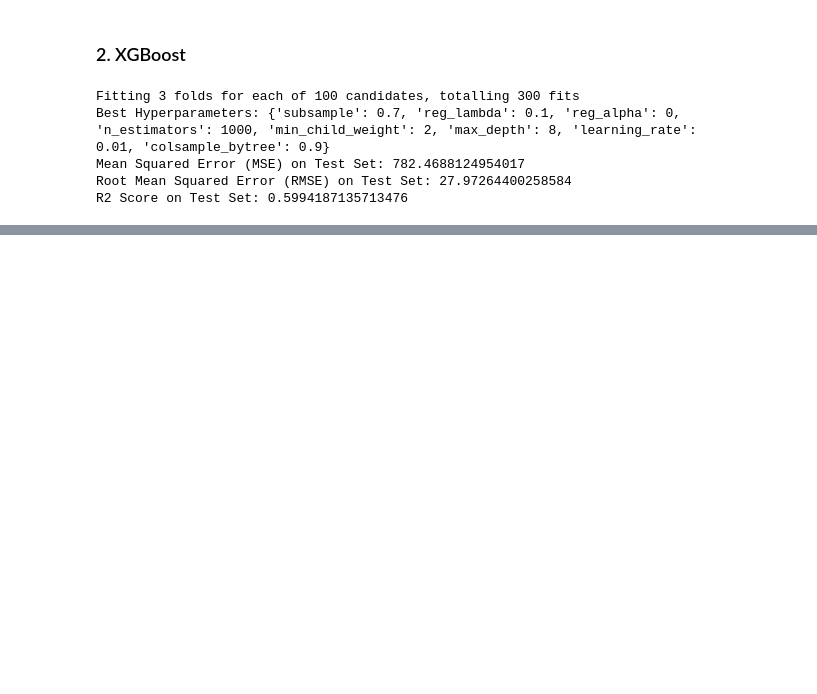
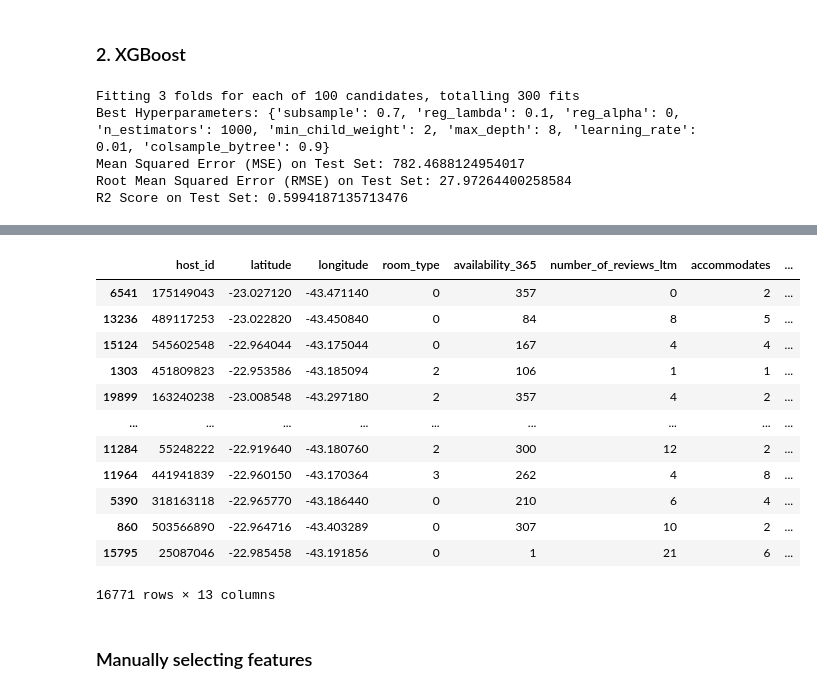
Before and after one commit to MarBenitez/airbnb-project, a Jupyter notebook: notebooks/models.ipynb, the cells around one changed output, grey strips where cells are left out. Cells and saved outputs as stored; diff of their text form; code cells hidden in the pictures; blank space fills up the shorter version.

```diff
--- a/notebooks/models.ipynb
+++ b/notebooks/models.ipynb
@@ -338,0 +410,20 @@ R2 Score on Test Set: 0.5994187135713476
+# %%
+### Another approach
+pipe = Pipeline([
+    ('feature_selection', SelectFromModel(best_rf)),
+    ('model', best_rf)
+])
+
+pipe.fit(X_train_scaled, y_train)
+
+y_pred = pipe.predict(X_test_scaled)
+
+mse = mean_squared_error(y_test, y_pred)
+rmse = np.sqrt(mse)
+r2 = r2_score(y_test, y_pred)
+mae = mean_absolute_error(y_test, y_pred)
+
+print(f'Mean Squared Error (MSE) on Test Set: {mse}')
+print(f'Root Mean Squared Error (RMSE) on Test Set: {rmse}')
+print(f'R2 Score on Test Set: {r2}')
+print(f'Mean Absolute Error (MAE) on Test Set: {mae}')
@@ -338,0 +435,2 @@ R2 Score on Test Set: 0.5994187135713476
+# %%
+selected_mask = pipe.named_steps['feature_selection'].get_support()
@@ -338,0 +444,4 @@ R2 Score on Test Set: 0.5994187135713476
+# %%
+selected_features = X_train.columns[selected_mask]
+
+print("Selected Features:", selected_features)
@@ -338,0 +455,18 @@ R2 Score on Test Set: 0.5994187135713476
+# %%
+X_train_features = X_train[selected_features]
+# %%
+X_train_features
+# %% [output]
+|  | host_id | latitude | longitude | room_type | availability_365 | number_of_reviews_ltm | accommodates | ... |
+| 6541 | 175149043 | -23.027120 | -43.471140 | 0 | 357 | 0 | 2 | ... |
+| 13236 | 489117253 | -23.022820 | -43.450840 | 0 | 84 | 8 | 5 | ... |
+| 15124 | 545602548 | -22.964044 | -43.175044 | 0 | 167 | 4 | 4 | ... |
+| 1303 | 451809823 | -22.953586 | -43.185094 | 2 | 106 | 1 | 1 | ... |
+| 19899 | 163240238 | -23.008548 | -43.297180 | 2 | 357 | 4 | 2 | ... |
+| ... | ... | ... | ... | ... | ... | ... | ... | ... |
+| 11284 | 55248222 | -22.919640 | -43.180760 | 2 | 300 | 12 | 2 | ... |
+| 11964 | 441941839 | -22.960150 | -43.170364 | 3 | 262 | 4 | 8 | ... |
+| 5390 | 318163118 | -22.965770 | -43.186440 | 0 | 210 | 6 | 4 | ... |
+| 860 | 503566890 | -22.964716 | -43.403289 | 0 | 307 | 10 | 2 | ... |
+| 15795 | 25087046 | -22.985458 | -43.191856 | 0 | 1 | 21 | 6 | ... |
+16771 rows × 13 columns
@@ -338,0 +475,2 @@ R2 Score on Test Set: 0.5994187135713476
+# %% [markdown]
+### Manually selecting features
```
Also changed, not shown: parts of 39 cells of this notebook, 1 other file.
